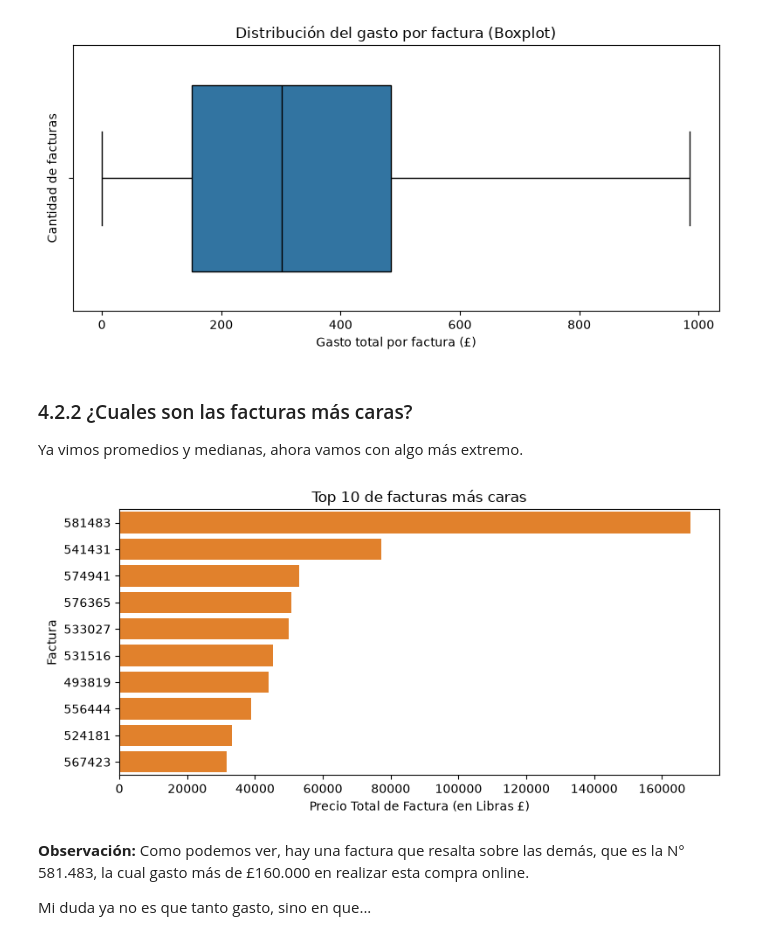
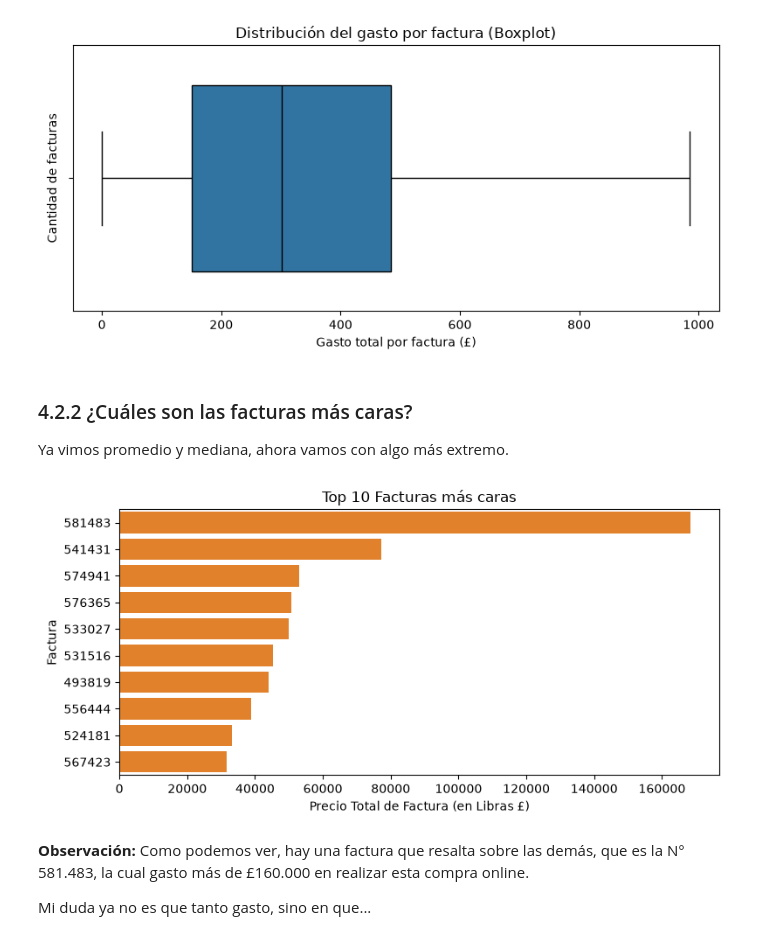
Before and after one commit to AgusPluda/online-retail-analysis, a Jupyter notebook: online_retail_analysis.ipynb, the cells around one changed output. Drawn from its saved outputs; the diff is of its cells as text; code cells hidden in the pictures.

```diff
--- a/online_retail_analysis.ipynb
+++ b/online_retail_analysis.ipynb
@@ -586,27 +593,25 @@ plt.show()
 # %% [output]
 [figure]
 # %% [markdown]
-### 4.2.2 ¿Cuales son las facturas más caras?
-Ya vimos promedios y medianas, ahora vamos con algo más extremo.
+### 4.2.2 ¿Cuáles son las facturas más caras?
+Ya vimos promedio y mediana, ahora vamos con algo más extremo.
 # %%
 facturas_caras = (df_sales.groupby(["invoice"], as_index=False)["total_price"]
                     .sum().sort_values("total_price", ascending=False).head(10))
 
 plt.figure(figsize=(8, 4))
 
 sns.barplot(data=facturas_caras, x="total_price", y="invoice", color="tab:orange")
 
 plt.xlabel("Precio Total de Factura (en Libras £)")
 plt.ylabel("Factura")
-plt.title("Top 10 de facturas más caras")
+plt.title("Top 10 Facturas más caras")
 
 plt.tight_layout()
-
 # plt.savefig("images/top_10_facturas_caras.png", dpi=300, bbox_inches="tight")
-
 plt.show()
 # %% [output]
-[figure, old version]
+[figure, new version]
 # %% [markdown]
 **Observación:** Como podemos ver, hay una factura que resalta sobre las demás, que es la N° 581.483, la cual gasto más de £160.000 en realizar esta compra online.
 
```
Also changed, not shown: parts of 54 cells of this notebook.
